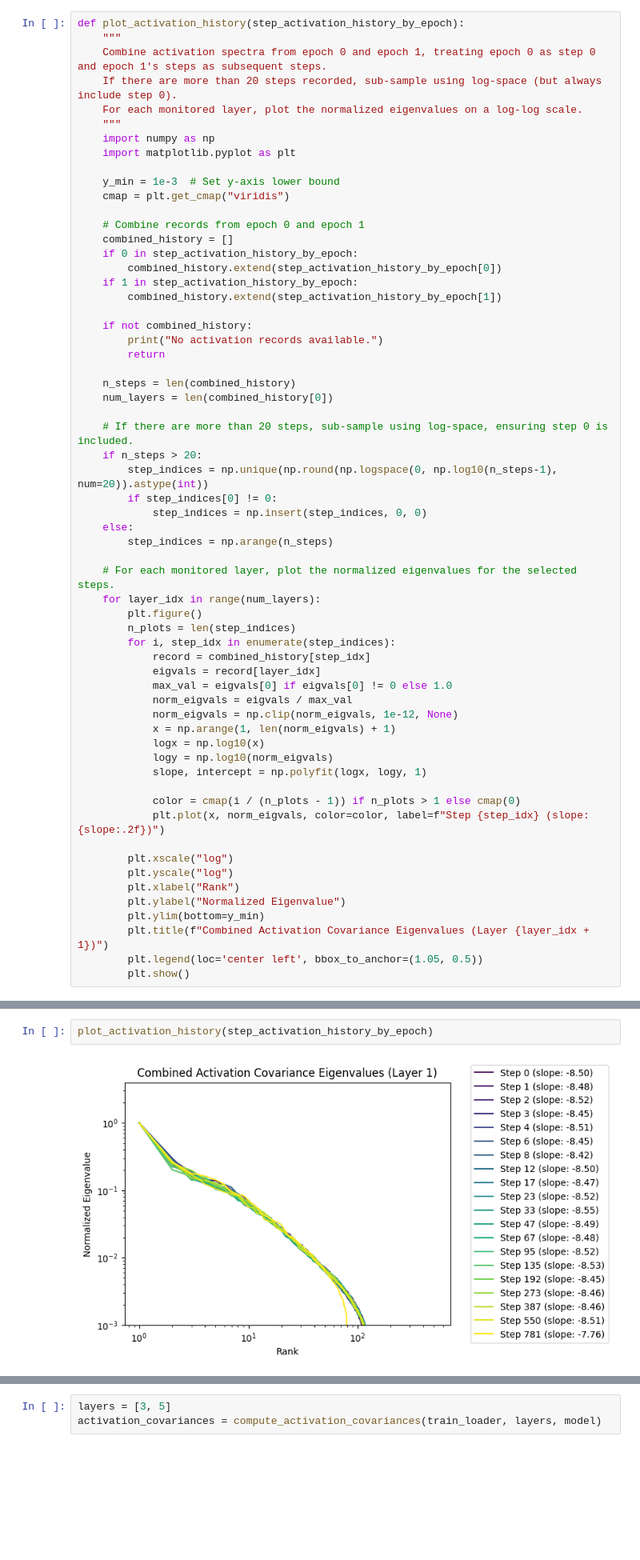
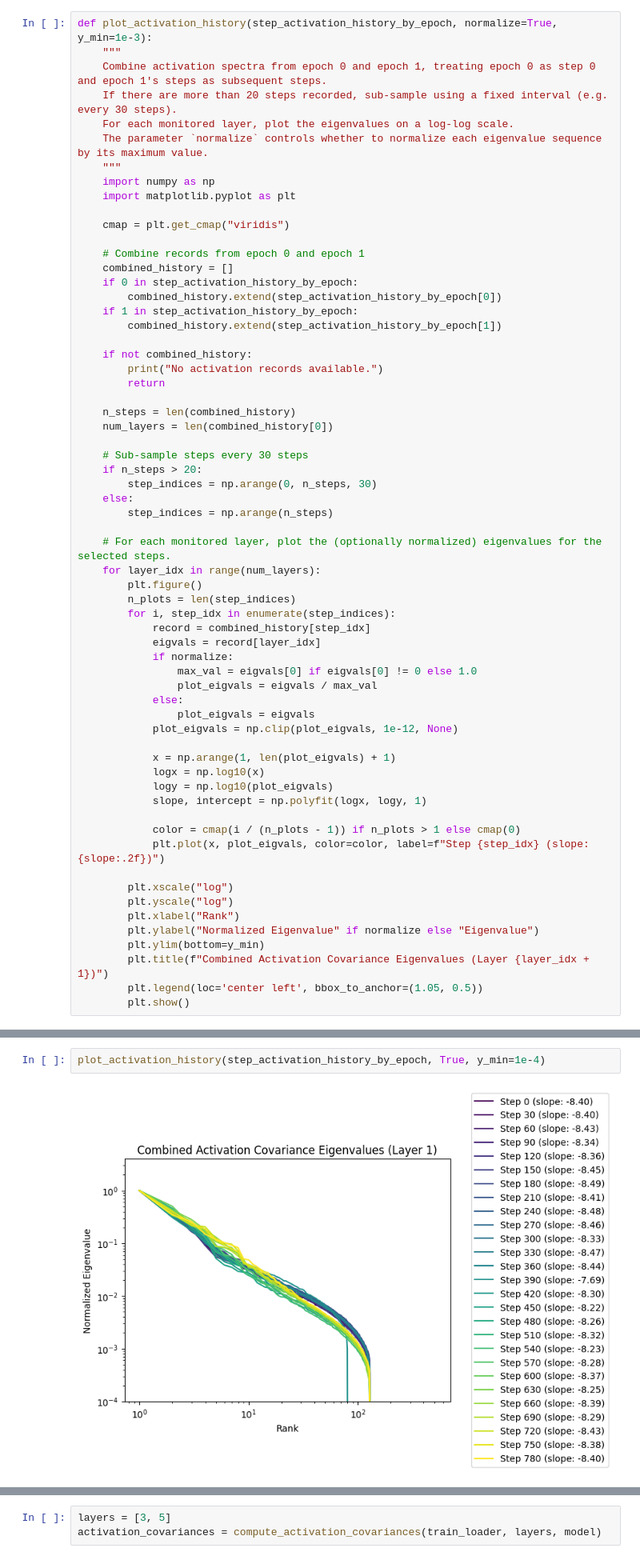
Before and after one commit to YuboWang-zxx/DL_Research, a Jupyter notebook: Experiment.ipynb, the cells around one changed output, grey strips where cells are left out. Shown at 80% size. Cells and saved outputs as stored; diff of their text form; blank space fills up the shorter version.

```diff
--- a/Experiment.ipynb
+++ b/Experiment.ipynb
@@ -472,16 +472,16 @@ def train_model(model, train_loader, val_loader, lr=0.01, momentum=0.9, num_epoc
 
     return model, step_activation_history_by_epoch, step_weight_history_by_epoch
 # %%
-def plot_activation_history(step_activation_history_by_epoch):
+def plot_activation_history(step_activation_history_by_epoch, normalize=True, y_min=1e-3):
     """
     Combine activation spectra from epoch 0 and epoch 1, treating epoch 0 as step 0 and epoch 1's steps as subsequent steps.
-    If there are more than 20 steps recorded, sub-sample using log-space (but always include step 0).
-    For each monitored layer, plot the normalized eigenvalues on a log-log scale.
+    If there are more than 20 steps recorded, sub-sample using a fixed interval (e.g. every 30 steps).
+    For each monitored layer, plot the eigenvalues on a log-log scale.
+    The parameter `normalize` controls whether to normalize each eigenvalue sequence by its maximum value.
     """
     import numpy as np
     import matplotlib.pyplot as plt
 
-    y_min = 1e-3  # Set y-axis lower bound
     cmap = plt.get_cmap("viridis")
 
     # Combine records from epoch 0 and epoch 1
@@ -498,36 +498,38 @@ def plot_activation_history(step_activation_history_by_epoch):
     n_steps = len(combined_history)
     num_layers = len(combined_history[0])
 
-    # If there are more than 20 steps, sub-sample using log-space, ensuring step 0 is included.
+    # Sub-sample steps every 30 steps
     if n_steps > 20:
-        step_indices = np.unique(np.round(np.logspace(0, np.log10(n_steps-1), num=20)).astype(int))
-        if step_indices[0] != 0:
-            step_indices = np.insert(step_indices, 0, 0)
+        step_indices = np.arange(0, n_steps, 30)
     else:
         step_indices = np.arange(n_steps)
 
-    # For each monitored layer, plot the normalized eigenvalues for the selected steps.
+    # For each monitored layer, plot the (optionally normalized) eigenvalues for the selected steps.
     for layer_idx in range(num_layers):
         plt.figure()
         n_plots = len(step_indices)
         for i, step_idx in enumerate(step_indices):
             record = combined_history[step_idx]
             eigvals = record[layer_idx]
-            max_val = eigvals[0] if eigvals[0] != 0 else 1.0
-            norm_eigvals = eigvals / max_val
-            norm_eigvals = np.clip(norm_eigvals, 1e-12, None)
-            x = np.arange(1, len(norm_eigvals) + 1)
+            if normalize:
+                max_val = eigvals[0] if eigvals[0] != 0 else 1.0
+                plot_eigvals = eigvals / max_val
+            else:
+                plot_eigvals = eigvals
+            plot_eigvals = np.clip(plot_eigvals, 1e-12, None)
+
+            x = np.arange(1, len(plot_eigvals) + 1)
             logx = np.log10(x)
-            logy = np.log10(norm_eigvals)
+            logy = np.log10(plot_eigvals)
             slope, intercept = np.polyfit(logx, logy, 1)
 
             color = cmap(i / (n_plots - 1)) if n_plots > 1 else cmap(0)
-            plt.plot(x, norm_eigvals, color=color, label=f"Step {step_idx} (slope: {slope:.2f})")
+            plt.plot(x, plot_eigvals, color=color, label=f"Step {step_idx} (slope: {slope:.2f})")
 
         plt.xscale("log")
         plt.yscale("log")
         plt.xlabel("Rank")
-        plt.ylabel("Normalized Eigenvalue")
+        plt.ylabel("Normalized Eigenvalue" if normalize else "Eigenvalue")
         plt.ylim(bottom=y_min)
         plt.title(f"Combined Activation Covariance Eigenvalues (Layer {layer_idx + 1})")
         plt.legend(loc='center left', bbox_to_anchor=(1.05, 0.5))
@@ -601,4 +694,4 @@ Epoch 5: Validation Accuracy = 43.70%
 # %%
-plot_activation_history(step_activation_history_by_epoch)
+plot_activation_history(step_activation_history_by_epoch, True, y_min=1e-4)
 # %% [output]
-[figure, old version]
+[figure, new version]
```
Also changed, not shown: parts of 15 cells of this notebook.
